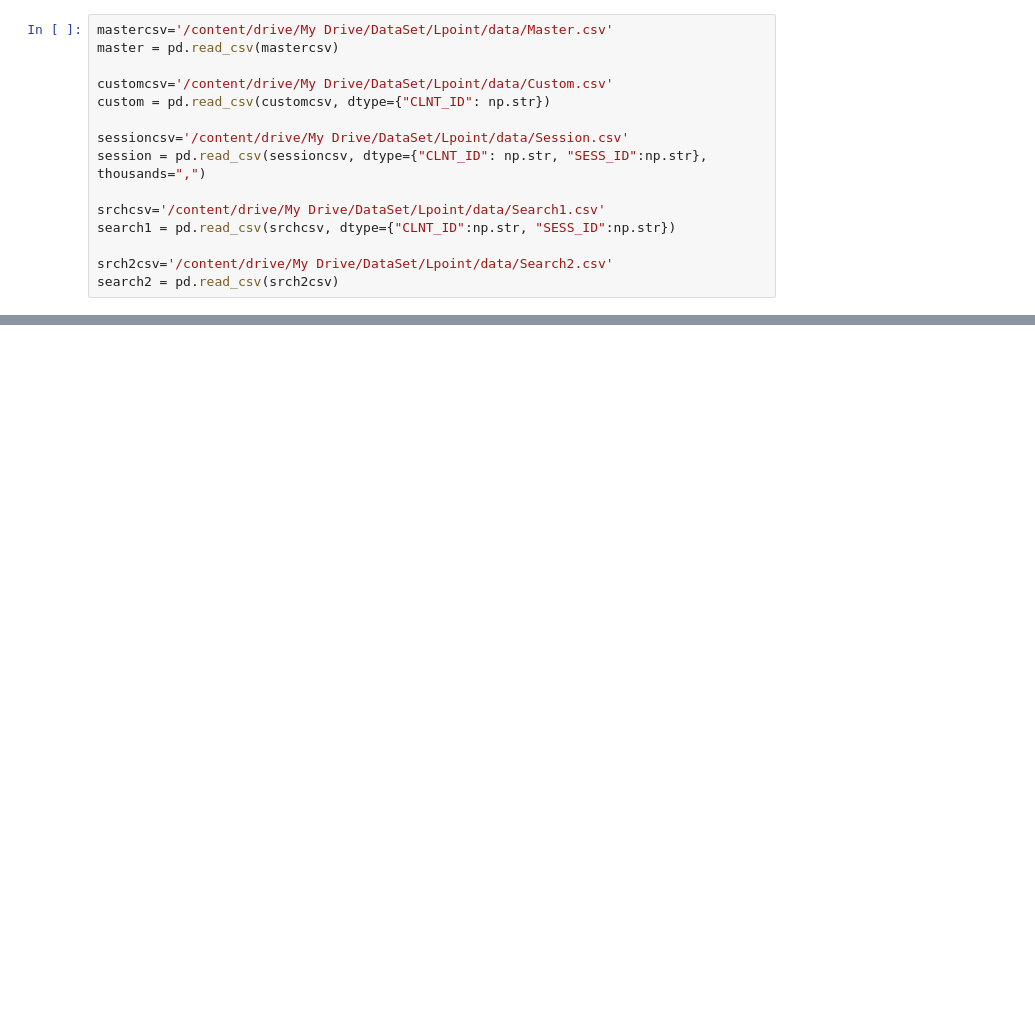
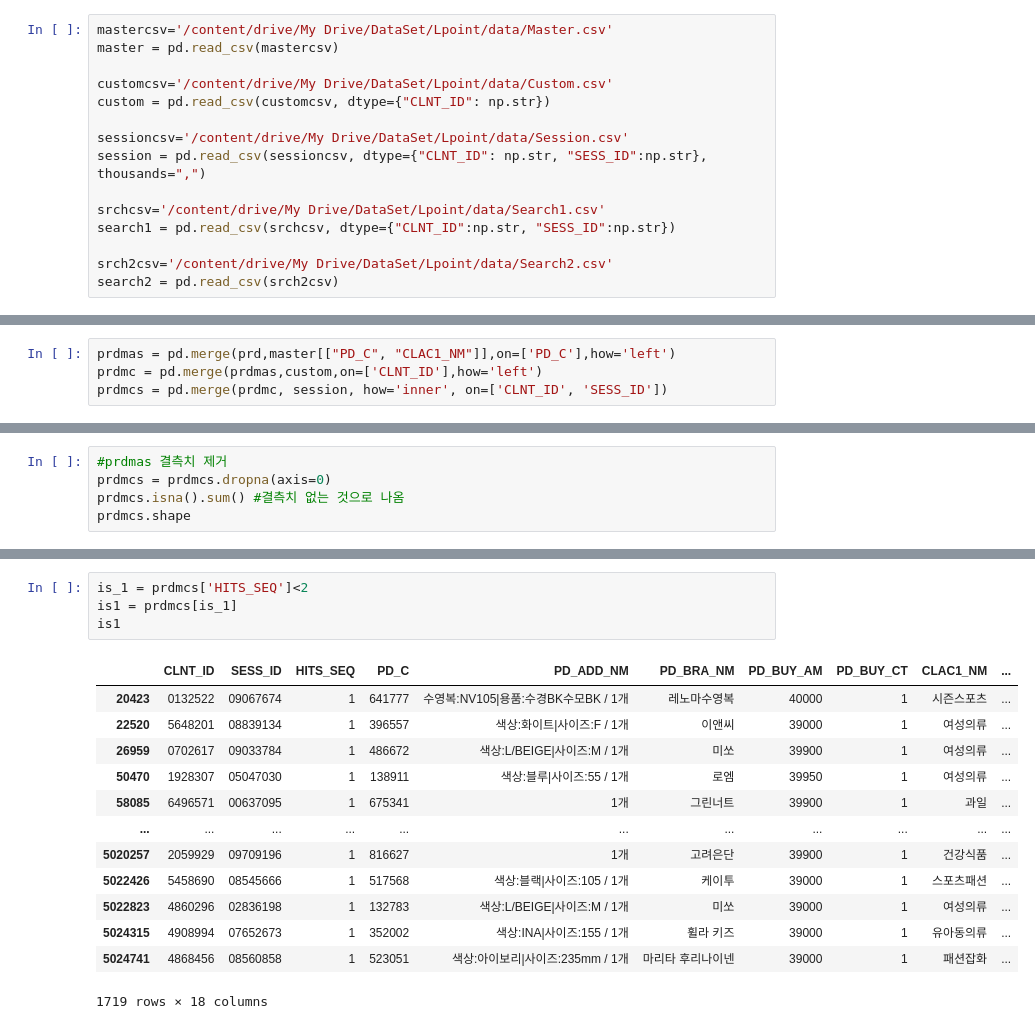
Before and after one commit to chldnjstjr/Lpoint, a Jupyter notebook: Preprocessing.ipynb, the cells around one changed output, grey strips where cells are left out. Drawn from its saved outputs; the diff is of its cells as text; blank space fills up the shorter version.

```diff
--- a/Preprocessing.ipynb
+++ b/Preprocessing.ipynb
@@ -93,0 +153,4 @@ search2 = pd.read_csv(srch2csv)
+# %%
+prdmas = pd.merge(prd,master[["PD_C", "CLAC1_NM"]],on=['PD_C'],how='left')
+prdmc = pd.merge(prdmas,custom,on=['CLNT_ID'],how='left')
+prdmcs = pd.merge(prdmc, session, how='inner', on=['CLNT_ID', 'SESS_ID'])
@@ -93,0 +179,5 @@ search2 = pd.read_csv(srch2csv)
+# %%
+#prdmas 결측치 제거
+prdmcs = prdmcs.dropna(axis=0)
+prdmcs.isna().sum() #결측치 없는 것으로 나옴
+prdmcs.shape
@@ -93,0 +214,18 @@ search2 = pd.read_csv(srch2csv)
+# %%
+is_1 = prdmcs['HITS_SEQ']<2
+is1 = prdmcs[is_1]
+is1
+# %% [output]
+|  | CLNT_ID | SESS_ID | HITS_SEQ | PD_C | PD_ADD_NM | PD_BRA_NM | PD_BUY_AM | PD_BUY_CT | CLAC1_NM | ... |
+| 20423 | 0132522 | 09067674 | 1 | 641777 | 수영복:NV105|용품:수경BK수모BK / 1개 | 레노마수영복 | 40000 | 1 | 시즌스포츠 | ... |
+| 22520 | 5648201 | 08839134 | 1 | 396557 | 색상:화이트|사이즈:F / 1개 | 이앤씨 | 39000 | 1 | 여성의류 | ... |
+| 26959 | 0702617 | 09033784 | 1 | 486672 | 색상:L/BEIGE|사이즈:M / 1개 | 미쏘 | 39900 | 1 | 여성의류 | ... |
+| 50470 | 1928307 | 05047030 | 1 | 138911 | 색상:블루|사이즈:55 / 1개 | 로엠 | 39950 | 1 | 여성의류 | ... |
+| 58085 | 6496571 | 00637095 | 1 | 675341 | 1개 | 그린너트 | 39900 | 1 | 과일 | ... |
+| ... | ... | ... | ... | ... | ... | ... | ... | ... | ... | ... |
+| 5020257 | 2059929 | 09709196 | 1 | 816627 | 1개 | 고려은단 | 39900 | 1 | 건강식품 | ... |
+| 5022426 | 5458690 | 08545666 | 1 | 517568 | 색상:블랙|사이즈:105 / 1개 | 케이투 | 39000 | 1 | 스포츠패션 | ... |
+| 5022823 | 4860296 | 02836198 | 1 | 132783 | 색상:L/BEIGE|사이즈:M / 1개 | 미쏘 | 39000 | 1 | 여성의류 | ... |
+| 5024315 | 4908994 | 07652673 | 1 | 352002 | 색상:INA|사이즈:155 / 1개 | 휠라 키즈 | 39000 | 1 | 유아동의류 | ... |
+| 5024741 | 4868456 | 08560858 | 1 | 523051 | 색상:아이보리|사이즈:235mm / 1개 | 마리타 후리나이넨 | 39000 | 1 | 패션잡화 | ... |
+1719 rows × 18 columns
```
Also changed, not shown: parts of 13 cells of this notebook.
